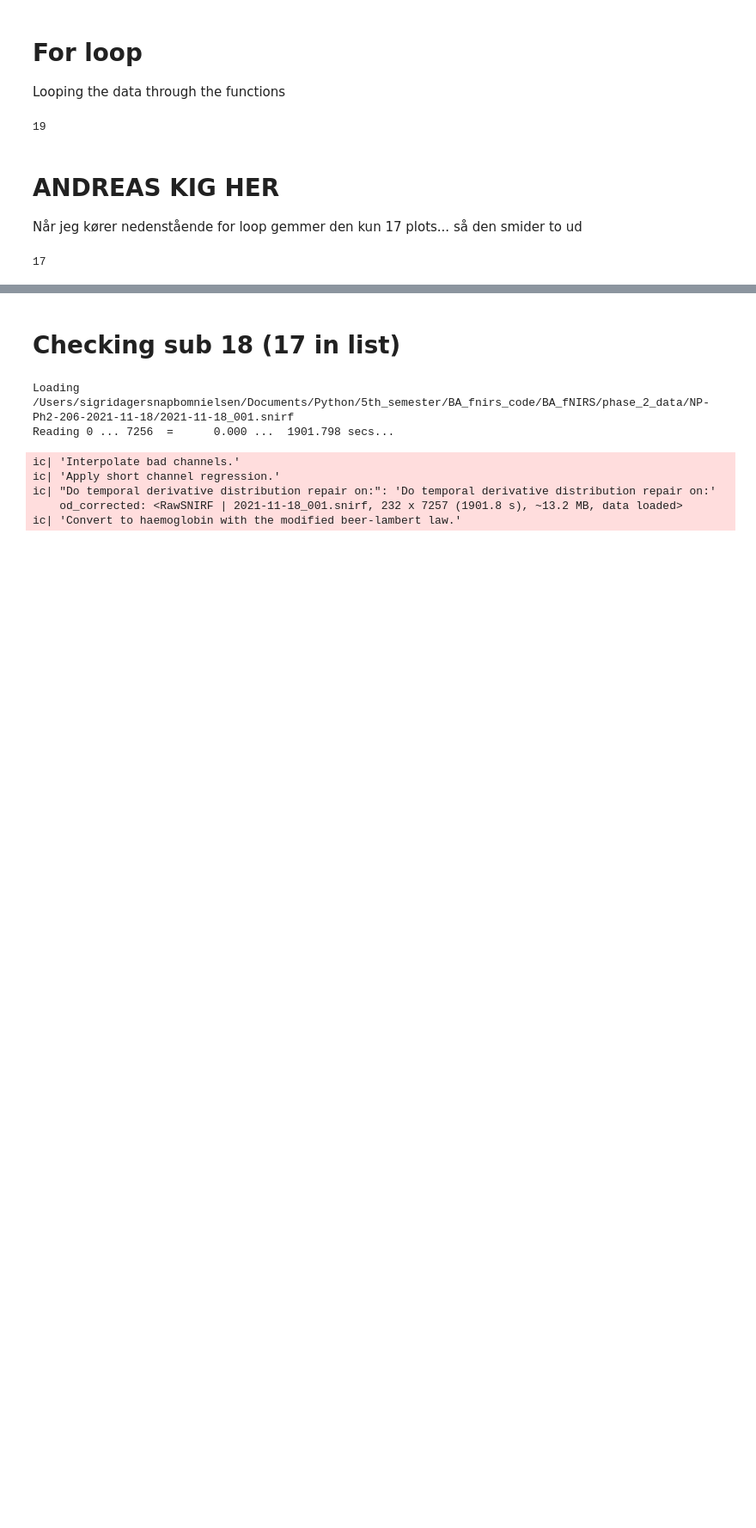
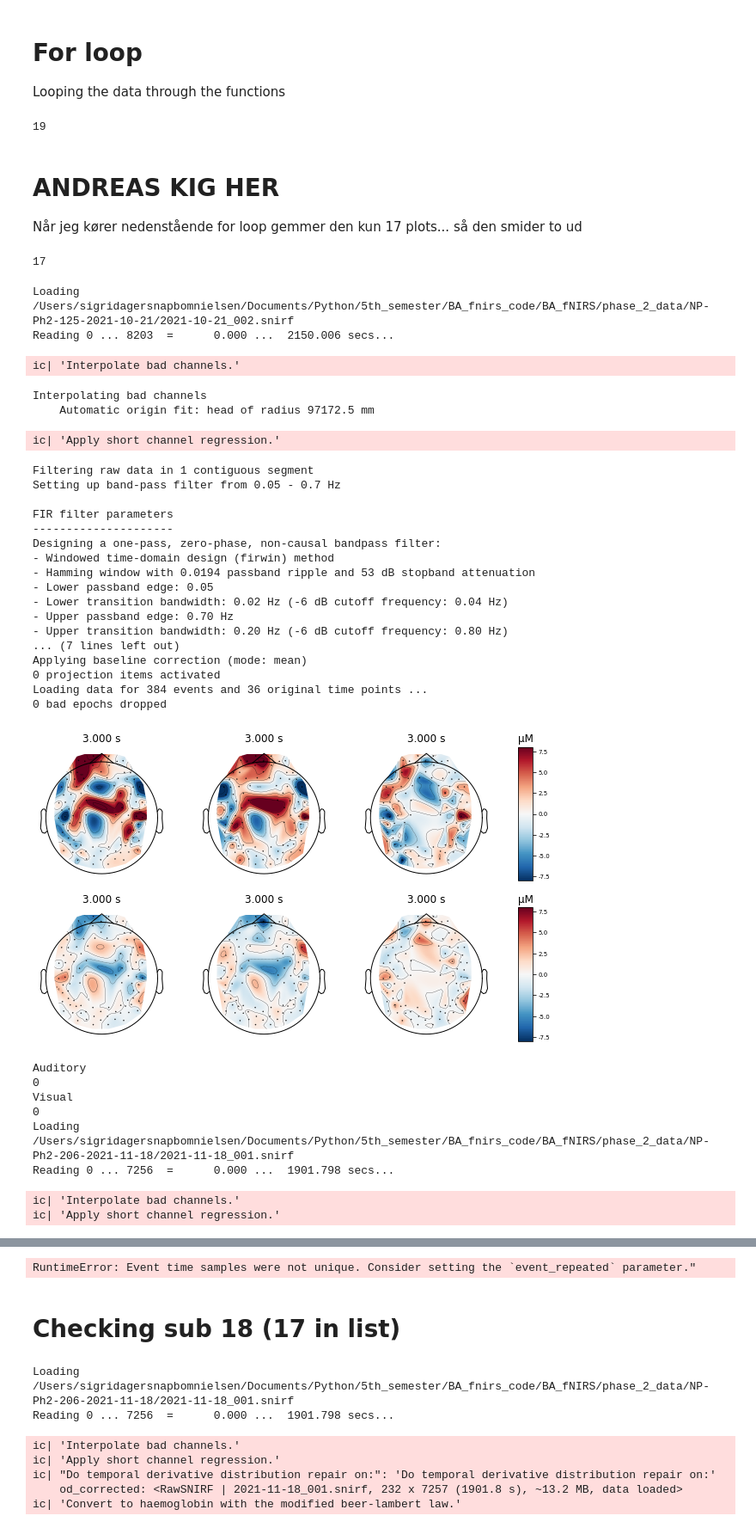
Before and after one commit to sigridbom/BA_fNIRS, a Jupyter notebook: preprocessing_analysis.ipynb, the cells around one changed output, grey strips where cells are left out. Shown at 86% size. Saved outputs shown, nothing was run; the diff lists cells and outputs as text; code cells hidden in the pictures; blank space fills up the shorter version.

```diff
--- a/preprocessing_analysis.ipynb
+++ b/preprocessing_analysis.ipynb
@@ -116,6 +116,12 @@ def preprocess(raw_intensity, verbose=False):
 
     # get events
     events, event_dict = mne.events_from_annotations(raw_haemo)
+
+    ################################################################################ ANDREAS LOOK HERE
+    # fixing bad trial for subject 18 (list no 17) specifically
+    if idx == 17:
+        new_events, shape = fix_events(events)
+        events = new_events.copy()
 
     # baseline correct based on events/epochs
     reject_criteria = dict(hbo=250e-6)
@@ -334,13 +340,46 @@ len(all_evokeds['Auditory']) # 17 subject.. should have 19
 # %%
 all_evokeds = defaultdict(list)
 
-for idx, sub in enumerate(subjects):
+for idx, sub in enumerate(subjects[16:18]):  # no 17 only
     raw_haemo, epochs = preprocess_only(
         sub, idx)
 
     # Save individual-evoked participant data along with others in all_evokeds
     for condition in epochs.event_id:
         if condition in ['Auditory', 'Visual']:
             print(condition)
             print(idx)
             all_evokeds[condition].append(epochs[condition].average())
+# %% [output]
+Loading /Users/sigridagersnapbomnielsen/Documents/Python/5th_semester/BA_fnirs_code/BA_fNIRS/phase_2_data/NP-Ph2-125-2021-10-21/2021-10-21_002.snirf
+Reading 0 ... 8203  =      0.000 ...  2150.006 secs...
+ic| 'Interpolate bad channels.'
+Interpolating bad channels
+    Automatic origin fit: head of radius 97172.5 mm
+ic| 'Apply short channel regression.'
+Filtering raw data in 1 contiguous segment
+Setting up band-pass filter from 0.05 - 0.7 Hz
+
+FIR filter parameters
+---------------------
+Designing a one-pass, zero-phase, non-causal bandpass filter:
+- Windowed time-domain design (firwin) method
+- Hamming window with 0.0194 passband ripple and 53 dB stopband attenuation
+- Lower passband edge: 0.05
+- Lower transition bandwidth: 0.02 Hz (-6 dB cutoff frequency: 0.04 Hz)
+- Upper passband edge: 0.70 Hz
+- Upper transition bandwidth: 0.20 Hz (-6 dB cutoff frequency: 0.80 Hz)
+... (7 lines left out)
+Applying baseline correction (mode: mean)
+0 projection items activated
+Loading data for 384 events and 36 original time points ...
+0 bad epochs dropped
+[figure, added]
+Auditory
+0
+Visual
+0
+Loading /Users/sigridagersnapbomnielsen/Documents/Python/5th_semester/BA_fnirs_code/BA_fNIRS/phase_2_data/NP-Ph2-206-2021-11-18/2021-11-18_001.snirf
+Reading 0 ... 7256  =      0.000 ...  1901.798 secs...
+ic| 'Interpolate bad channels.'
+ic| 'Apply short channel regression.'
@@ -347,3 +402,4 @@ for idx, sub in enumerate(subjects):
+RuntimeError: Event time samples were not unique. Consider setting the `event_repeated` parameter."
 # %% [markdown]
 # Checking sub 18 (17 in list)
 # %%
```
Also changed, not shown: parts of 4 cells of this notebook.
